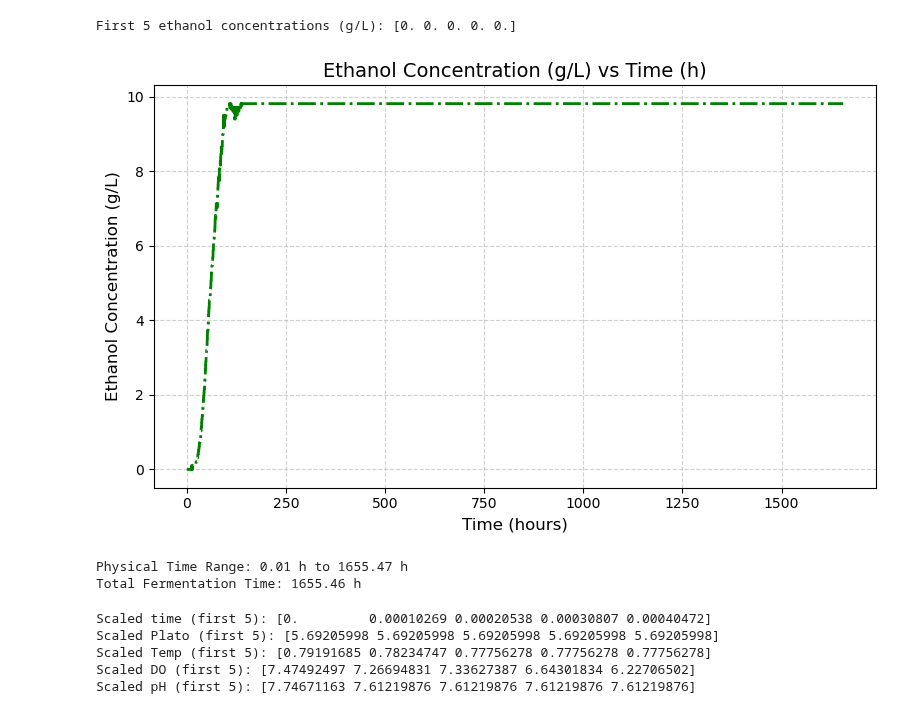
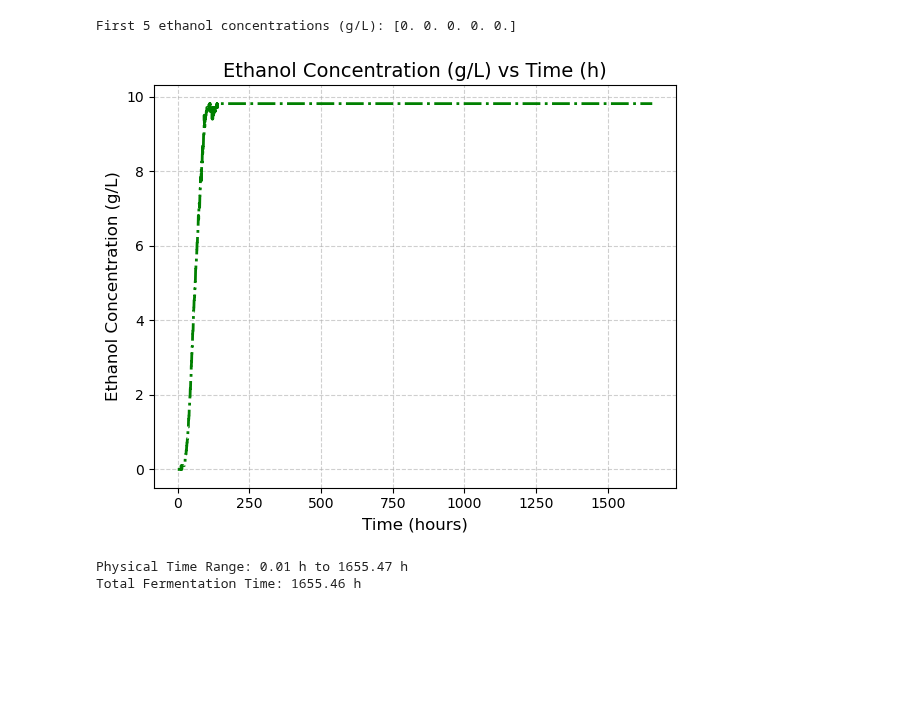
Before and after one commit to EmmanuelLwele/Physics-Informed-Beer-Fermentation-Modelling, a Jupyter notebook: Beer_Fermentation_PINN_with_DO_pH.ipynb, the cells around one changed output. Saved outputs shown, nothing was run; the diff lists cells and outputs as text; code cells hidden in the pictures; blank space fills up the shorter version.

Commit message:
updated plots

```diff
--- a/Beer_Fermentation_PINN_with_DO_pH.ipynb
+++ b/Beer_Fermentation_PINN_with_DO_pH.ipynb
@@ -154,16 +154,11 @@ print(json.dumps(df_info, indent=2))
 # Columns in the CSV:
 # 'Timestamp (BST)', 'Hours from Pitch', 'DO (mg/L)', 'pH',
 # 'Gravity (°P)', 'Pressure (Bar)', 'Fluid Temp (°C)', 'Ambient Temp (°C)', 'Conductivity (uS/cm)'
-
-# - 'Hours from Pitch' as time (t)
-# - 'Gravity (°P)' as Plato (to compute substrate concentration)
-# - 'Fluid Temp (°C)' as temperature input
-
-t_data = df['Hours from Pitch'].to_numpy(dtype=float)
-plato = df['Gravity (°P)'].to_numpy(dtype=float)
-temp = df['Fluid Temp (°C)'].to_numpy(dtype=float)
-DO_meas = df['DO (mg/L)'].to_numpy(dtype=float)
-pH_meas = df['pH'].to_numpy(dtype=float)
+t_data = df['Hours from Pitch'].values          # Time (h)
+plato = df['Gravity (°P)'].values              # Sugar (Plato)
+DO_meas = df['DO (mg/L)'].values               # Dissolved oxygen
+pH_meas = df['pH'].values                       # pH
+temp = df['Fluid Temp (°C)'].values            # Temperature
 # %%
 # Plato to Sugar Concentration Conversion (g/L)
 def plato_to_concentration(P):
@@ -241,16 +236,16 @@ print("First 5 ethanol concentrations (g/L):", Ce_data[:5])
 First 5 ethanol concentrations (g/L): [0. 0. 0. 0. 0.]
 # %%
 # Plot Ethanol Concentration
-plt.figure(figsize=(8, 5))
+plt.figure(figsize=(6, 5))
 plt.plot(t_data, Ce_data, linewidth=2, color="green", linestyle="-.")
 plt.xlabel("Time (hours)", fontsize=12)
 plt.ylabel("Ethanol Concentration (g/L)", fontsize=12)
 plt.title("Ethanol Concentration (g/L) vs Time (h)", fontsize=14)
 plt.grid(True, linestyle='--', alpha=0.6)
 plt.tight_layout()
 plt.show()
 # %% [output]
-[figure, old version]
+[figure, new version]
 # %%
 # t_min = The starting time of fermentation
 # t_max = The final time of fermentation
@@ -276,22 +270,3 @@ def scale_temp(arr):
 def scale_standard(arr):
     a = np.asarray(arr).reshape(-1)
     return (a - np.mean(a)) / (np.std(a) + 1e-12)
-# %%
-# Scale the data
-t_scaled = scale_time(t_data)            # Time scaled to [0,1]
-plato_scaled = scale_standard(plato)    # Gravity / sugar
-temp_scaled = scale_temp(temp)          # Temperature
-DO_scaled = scale_standard(DO_meas)    # Dissolved oxygen
-pH_scaled = scale_standard(pH_meas)    # pH measurements
-
-print("Scaled time (first 5):", t_scaled[:5])
-print("Scaled Plato (first 5):", plato_scaled[:5])
-print("Scaled Temp (first 5):", temp_scaled[:5])
-print("Scaled DO (first 5):", DO_scaled[:5])
-print("Scaled pH (first 5):", pH_scaled[:5])
-# %% [output]
-Scaled time (first 5): [0.         0.00010269 0.00020538 0.00030807 0.00040472]
-Scaled Plato (first 5): [5.69205998 5.69205998 5.69205998 5.69205998 5.69205998]
-Scaled Temp (first 5): [0.79191685 0.78234747 0.77756278 0.77756278 0.77756278]
-Scaled DO (first 5): [7.47492497 7.26694831 7.33627387 6.64301834 6.22706502]
-Scaled pH (first 5): [7.74671163 7.61219876 7.61219876 7.61219876 7.61219876]
```
Also changed, not shown: parts of 27 cells of this notebook, 1 other file.
